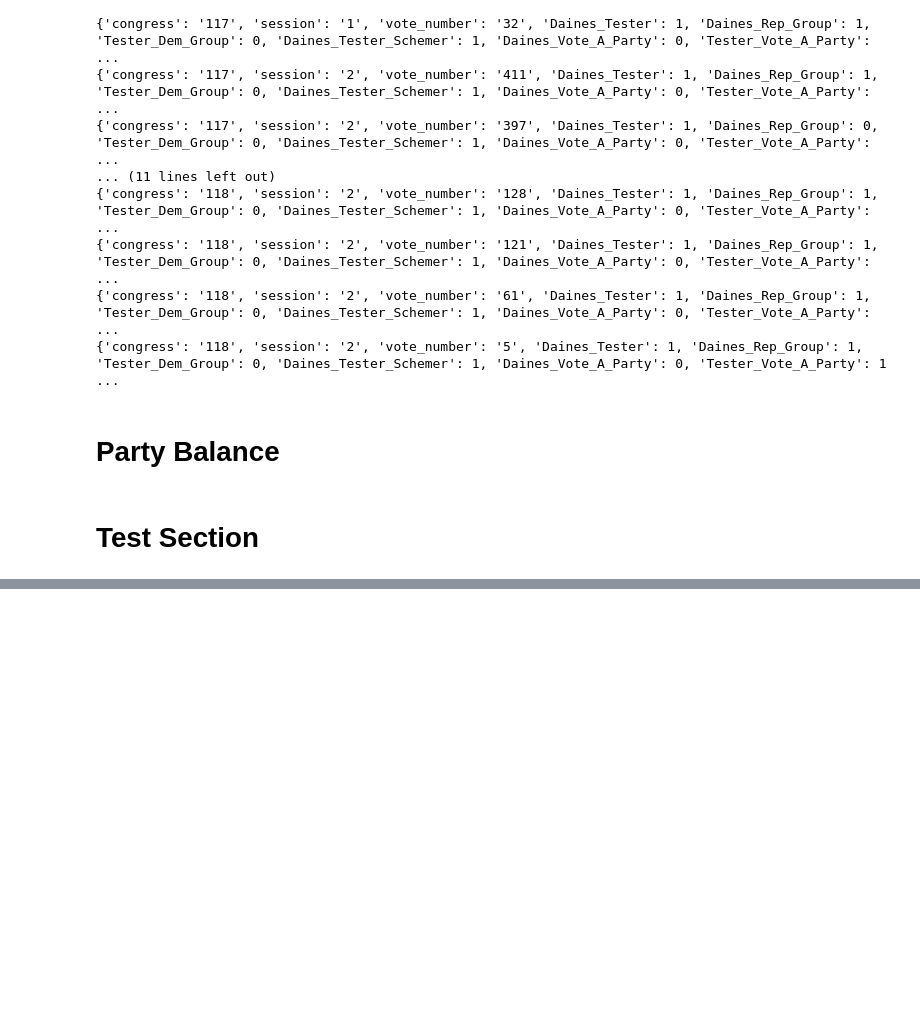
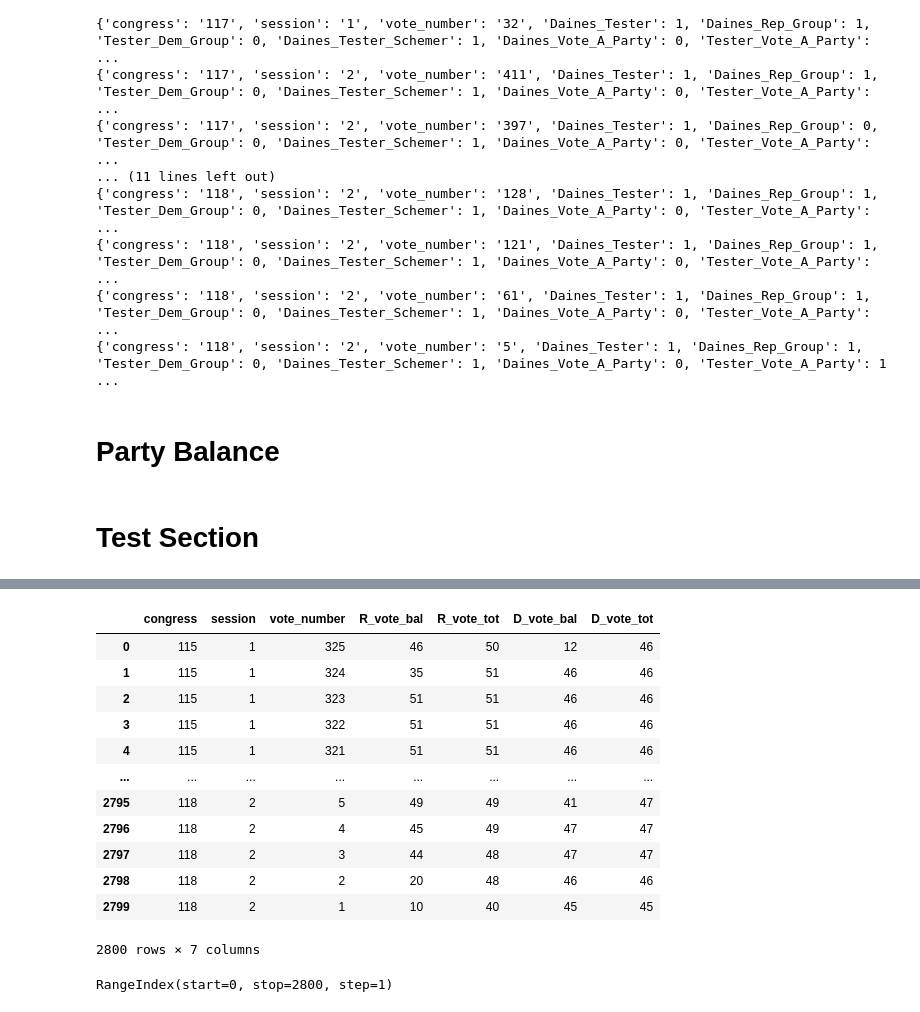
Before and after one commit to sledhead/simple_python, a Jupyter notebook: webpage_scrapv2.ipynb, the cells around one changed output, grey strips where cells are left out. Drawn from its saved outputs; the diff is of its cells as text; code cells hidden in the pictures; blank space fills up the shorter version.

```diff
--- a/webpage_scrapv2.ipynb
+++ b/webpage_scrapv2.ipynb
@@ -676,0 +697,23 @@ senate_party_balance_lst = [Compute_Party_Balance(dict_obj) for dict_obj in sena
+# %%
+import pandas as pd
+
+balance_df = pd.DataFrame(senate_party_balance_lst)
+display(balance_df)
+# %% [output]
+|  | congress | session | vote_number | R_vote_bal | R_vote_tot | D_vote_bal | D_vote_tot |
+| 0 | 115 | 1 | 325 | 46 | 50 | 12 | 46 |
+| 1 | 115 | 1 | 324 | 35 | 51 | 46 | 46 |
+| 2 | 115 | 1 | 323 | 51 | 51 | 46 | 46 |
+| 3 | 115 | 1 | 322 | 51 | 51 | 46 | 46 |
+| 4 | 115 | 1 | 321 | 51 | 51 | 46 | 46 |
+| ... | ... | ... | ... | ... | ... | ... | ... |
+| 2795 | 118 | 2 | 5 | 49 | 49 | 41 | 47 |
+| 2796 | 118 | 2 | 4 | 45 | 49 | 47 | 47 |
+| 2797 | 118 | 2 | 3 | 44 | 48 | 47 | 47 |
+| 2798 | 118 | 2 | 2 | 20 | 48 | 46 | 46 |
+| 2799 | 118 | 2 | 1 | 10 | 40 | 45 | 45 |
+2800 rows × 7 columns
+# %%
+print(balance_df.index)
+# %% [output]
+RangeIndex(start=0, stop=2800, step=1)
```
Also changed, not shown: parts of 1 cell of this notebook.
